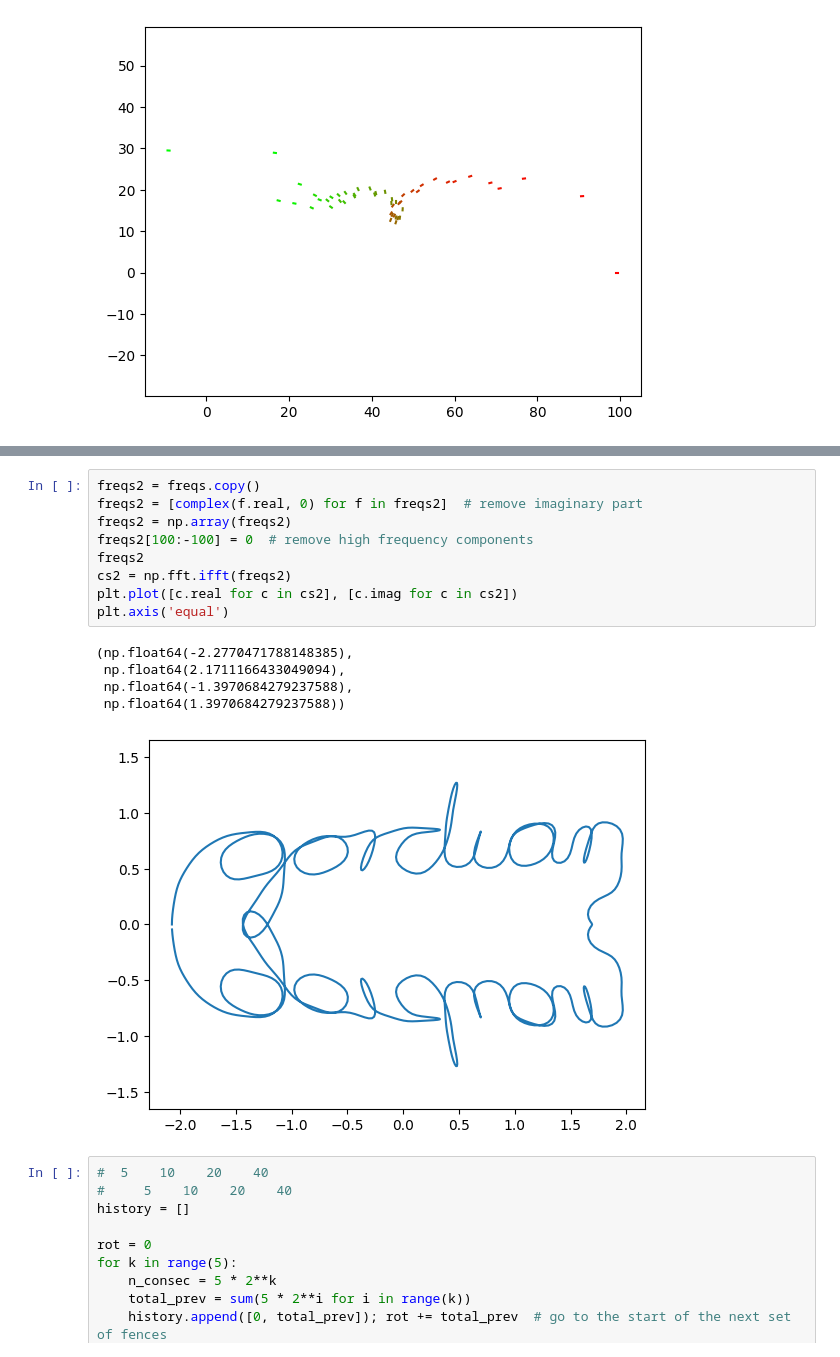
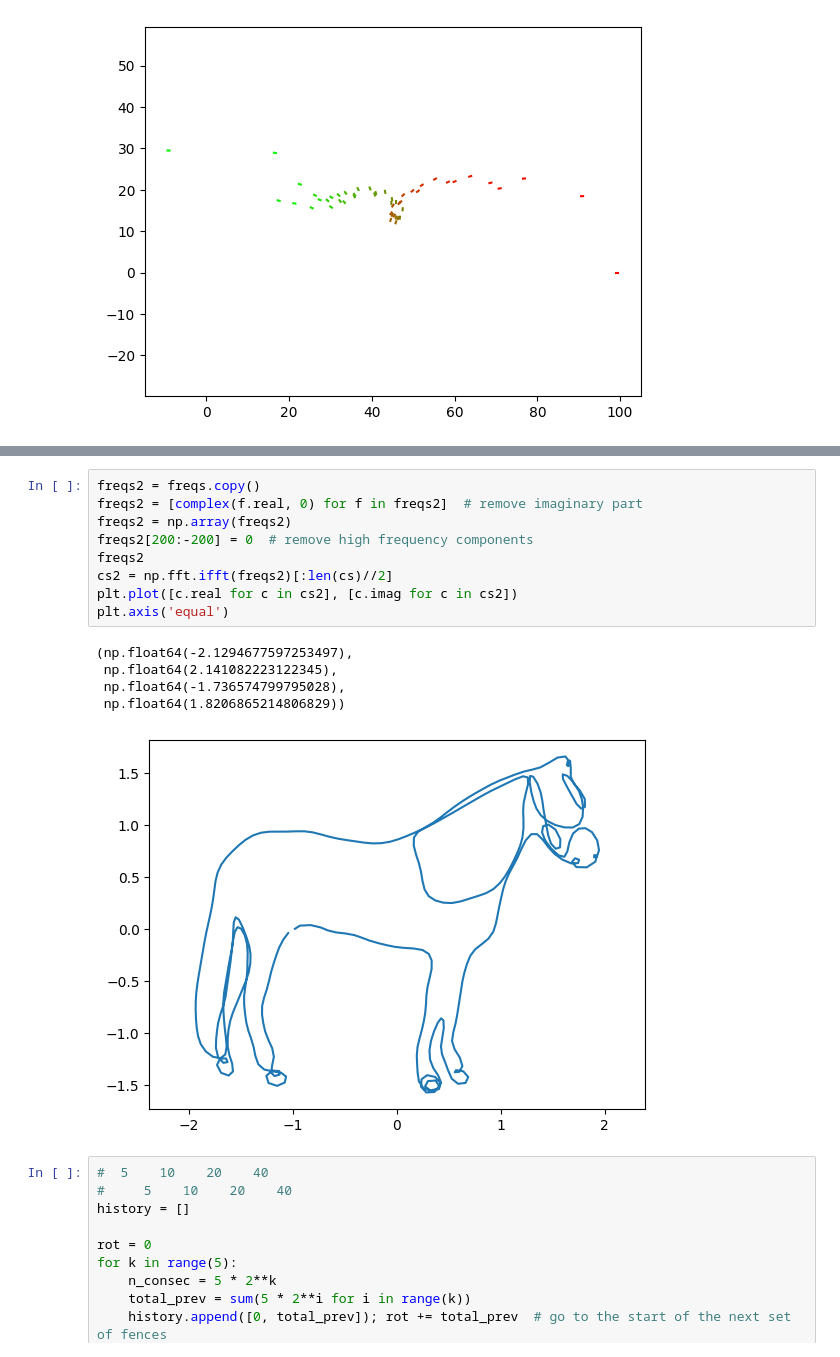
Before and after one commit to oscarlaird/fences, a Jupyter notebook: solve.ipynb, the cells around one changed output, grey strips where cells are left out. Cells and saved outputs as stored; diff of their text form.

```diff
--- a/solve.ipynb
+++ b/solve.ipynb
@@ -282,18 +285,18 @@ array([ 2.91877633e-13+2.65985717e-02j, -3.07273458e+02+1.23327729e+00j,
 # %%
 freqs2 = freqs.copy()
 freqs2 = [complex(f.real, 0) for f in freqs2]  # remove imaginary part
 freqs2 = np.array(freqs2)
-freqs2[100:-100] = 0  # remove high frequency components
+freqs2[200:-200] = 0  # remove high frequency components
 freqs2
-cs2 = np.fft.ifft(freqs2)
+cs2 = np.fft.ifft(freqs2)[:len(cs)//2]
 plt.plot([c.real for c in cs2], [c.imag for c in cs2])
 plt.axis('equal')
 # %% [output]
-(np.float64(-2.2770471788148385),
- np.float64(2.1711166433049094),
- np.float64(-1.3970684279237588),
- np.float64(1.3970684279237588))
+(np.float64(-2.1294677597253497),
+ np.float64(2.141082223122345),
+ np.float64(-1.736574799795028),
+ np.float64(1.8206865214806829))
-[figure, old version]
+[figure, new version]
 # %%
 #  5    10    20    40
 #     5    10    20    40
```
Also changed, not shown: parts of 2 cells of this notebook, 30 other files.
